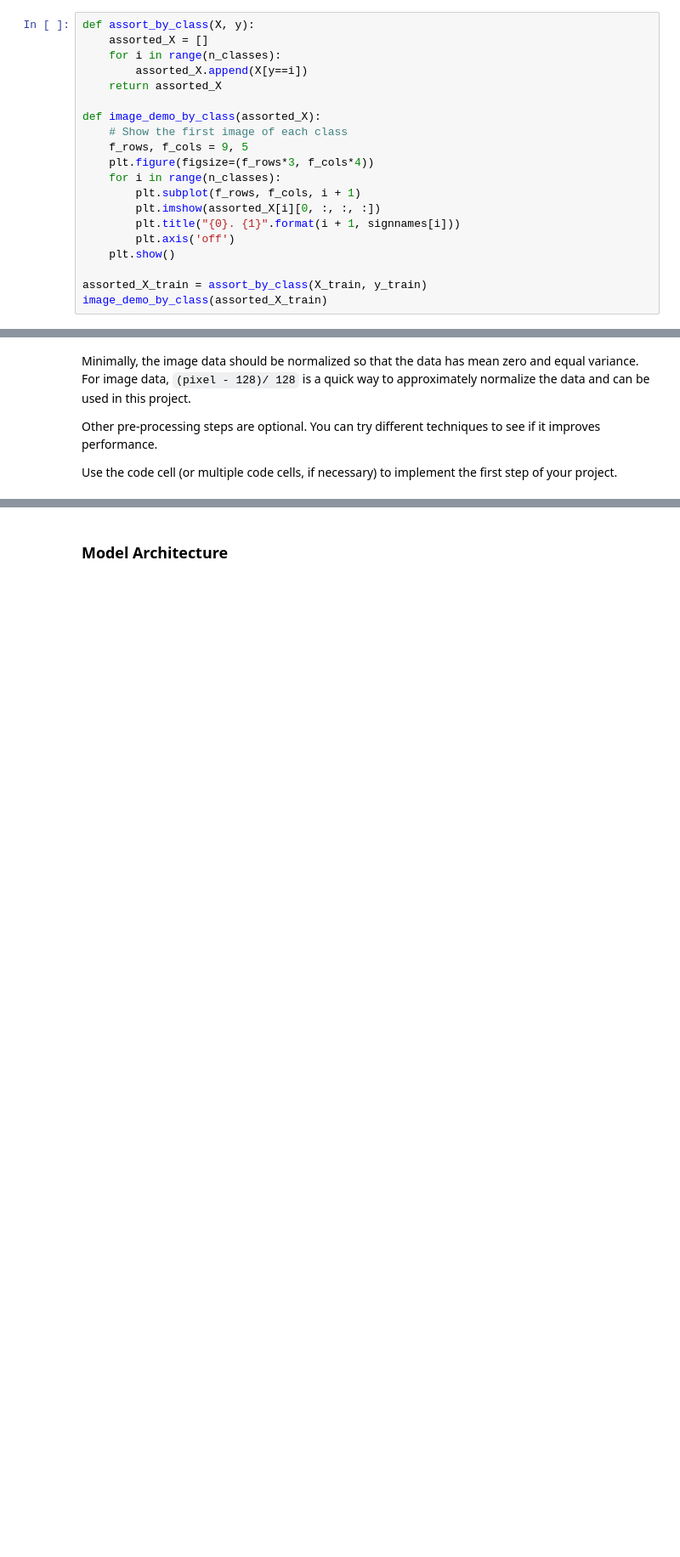
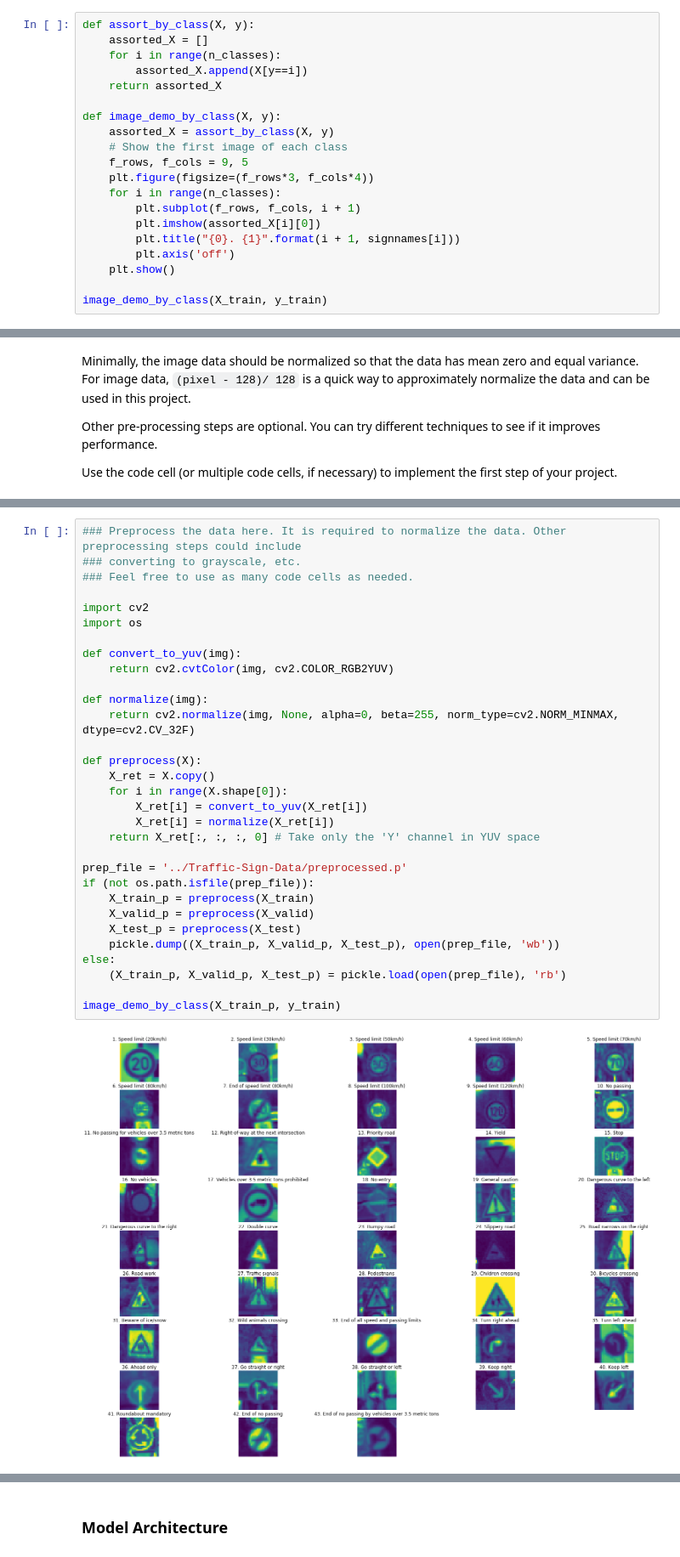
Before and after one commit to bboypupu/CarND-Traffic-Sign-Classifier-Project, a Jupyter notebook: Traffic_Sign_Classifier.ipynb, the cells around one changed output, grey strips where cells are left out. Shown at 85% size. Drawn from its saved outputs; the diff is of its cells as text; blank space fills up the shorter version.

Commit message:
Modified the visualization pipeline and finished preprocess pipeline (YUV and Normalization)

```diff
--- a/Traffic_Sign_Classifier.ipynb
+++ b/Traffic_Sign_Classifier.ipynb
@@ -115,19 +115,19 @@ def assort_by_class(X, y):
         assorted_X.append(X[y==i])
     return assorted_X
 
-def image_demo_by_class(assorted_X):
+def image_demo_by_class(X, y):
+    assorted_X = assort_by_class(X, y)
     # Show the first image of each class
     f_rows, f_cols = 9, 5
     plt.figure(figsize=(f_rows*3, f_cols*4))
     for i in range(n_classes):
         plt.subplot(f_rows, f_cols, i + 1)
-        plt.imshow(assorted_X[i][0, :, :, :])
+        plt.imshow(assorted_X[i][0])
         plt.title("{0}. {1}".format(i + 1, signnames[i]))
         plt.axis('off')
     plt.show()
 
-assorted_X_train = assort_by_class(X_train, y_train)
-image_demo_by_class(assorted_X_train)
+image_demo_by_class(X_train, y_train)
 # %% [output]
 [figure]
 # %%
@@ -174,0 +171,33 @@ Use the code cell (or multiple code cells, if necessary) to implement the first
+# %%
+### Preprocess the data here. It is required to normalize the data. Other preprocessing steps could include
+### converting to grayscale, etc.
+### Feel free to use as many code cells as needed.
+
+import cv2
+import os
+
+def convert_to_yuv(img):
+    return cv2.cvtColor(img, cv2.COLOR_RGB2YUV)
+
+def normalize(img):
+    return cv2.normalize(img, None, alpha=0, beta=255, norm_type=cv2.NORM_MINMAX, dtype=cv2.CV_32F)
+
+def preprocess(X):
+    X_ret = X.copy()
+    for i in range(X.shape[0]):
+        X_ret[i] = convert_to_yuv(X_ret[i])
+        X_ret[i] = normalize(X_ret[i])
+    return X_ret[:, :, :, 0] # Take only the 'Y' channel in YUV space
+
+prep_file = '../Traffic-Sign-Data/preprocessed.p'
+if (not os.path.isfile(prep_file)):
+    X_train_p = preprocess(X_train)
+    X_valid_p = preprocess(X_valid)
+    X_test_p = preprocess(X_test)
+    pickle.dump((X_train_p, X_valid_p, X_test_p), open(prep_file, 'wb'))
+else:
+    (X_train_p, X_valid_p, X_test_p) = pickle.load(open(prep_file), 'rb')
+
+image_demo_by_class(X_train_p, y_train)
+# %% [output]
+[figure, added]
```
Also changed, not shown: parts of 2 cells of this notebook.
